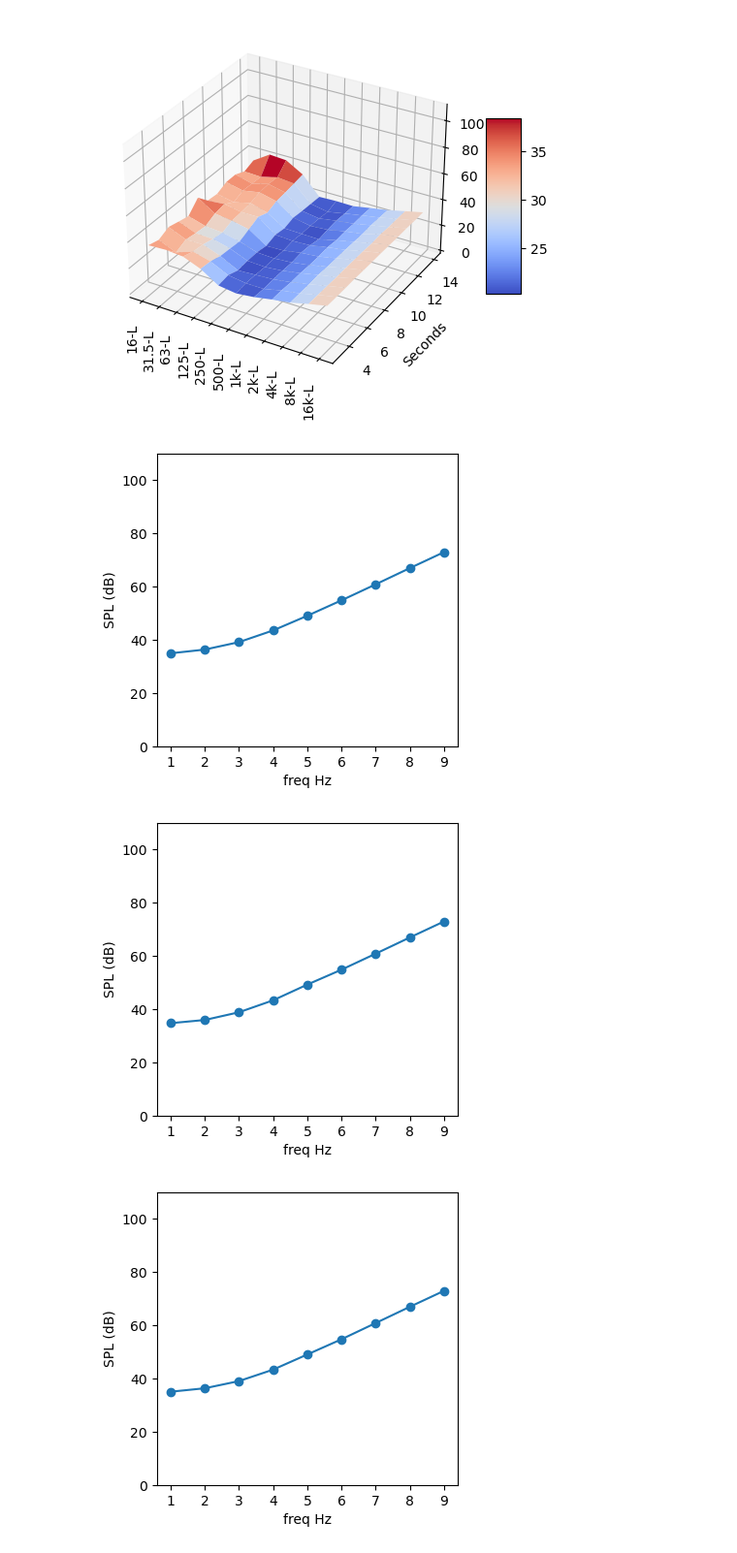
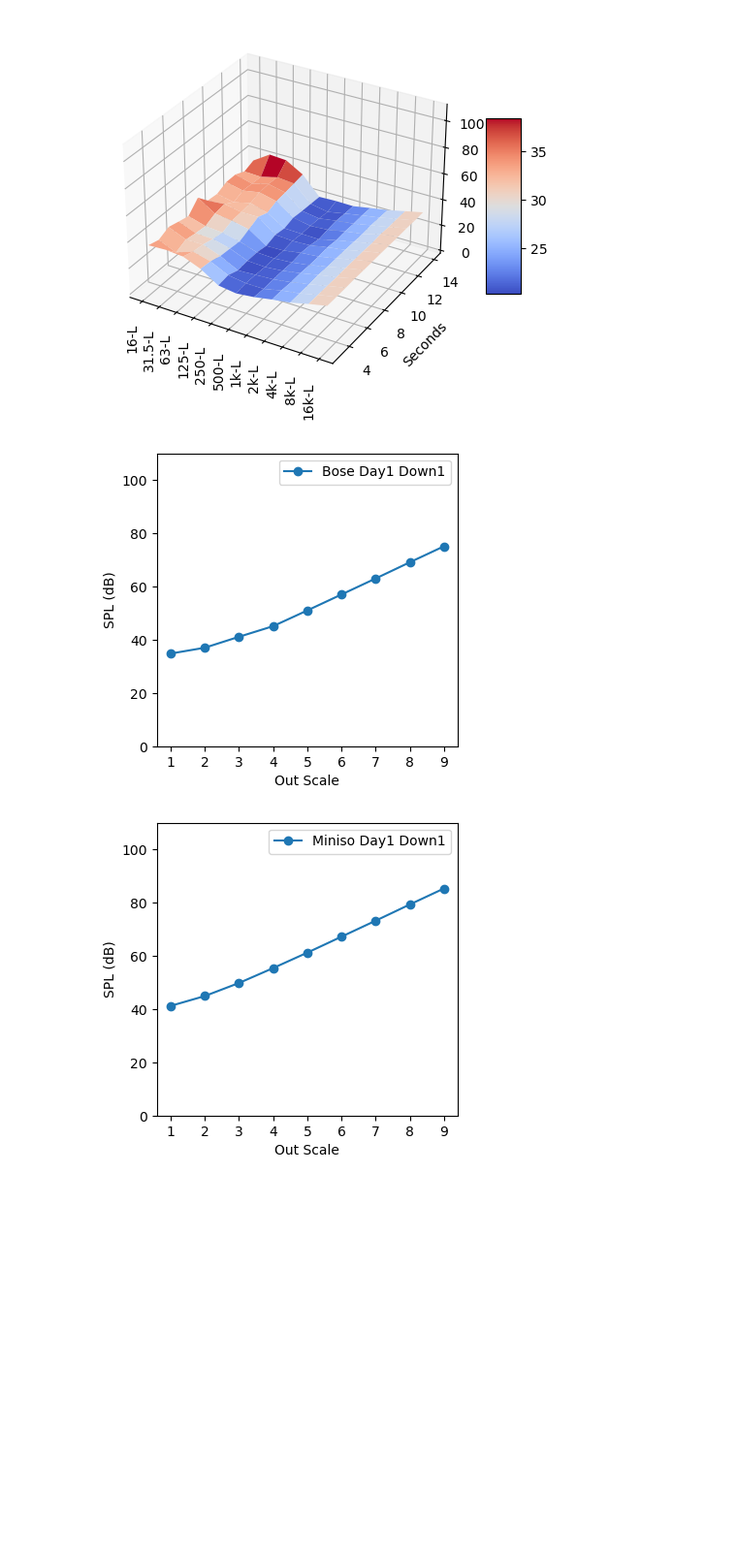
Before and after one commit to VibrasticLab/pikoakustik, a Jupyter notebook: document/hasil_ukur_lanjutan/python/ITBDataProcess.ipynb, the cells around one changed output. Shown: that part at 97% size. Cells and saved outputs as stored; diff of their text form; code cells hidden in the pictures; blank space fills up the shorter version.

```diff
--- a/document/hasil_ukur_lanjutan/python/ITBDataProcess.ipynb
+++ b/document/hasil_ukur_lanjutan/python/ITBDataProcess.ipynb
@@ -34,13 +34,14 @@ def PlotSPL3D(xlabel, ydata, zdata):
 # %% [markdown]
 ### Plot point in dB [SPL]
 # %%
-def PlotSPLPoint(xdata,ydata):
+def PlotSPLPoint(xdata,ydata,judul='grafik'):
     fig = plt.figure(figsize=(4,4), dpi= 100, facecolor='w', edgecolor='k')
-    plt.plot(xdata, ydata, '-o')
+    plt.plot(xdata, ydata, '-o', label=judul)
     plt.xticks(xdata)
-    plt.xlabel('freq Hz')
+    plt.xlabel('Out Scale')
     plt.ylabel('SPL (dB)')
     plt.ylim(0, 110)
+    plt.legend(loc='best')
     plt.show()
 # %% [markdown]
 ### Import data from Data Pool Class
@@ -81,10 +82,8 @@ PlotSPL3D(
 # %% [output]
 [figure]
 # %%
-PlotSPLPoint(datpol.Ukur_OutDown, datpol.Day3_Bose1_Down[0,0,:])
-PlotSPLPoint(datpol.Ukur_OutDown, datpol.Day3_Bose1_Down[1,0,:])
-PlotSPLPoint(datpol.Ukur_OutDown, datpol.Day3_Bose1_Down[2,0,:])
+PlotSPLPoint(datpol.Ukur_OutDown, datpol.Day1_Bose1_Down[0,0,:], 'Bose Day1 Down1')
+PlotSPLPoint(datpol.Ukur_OutDown, datpol.Day1_Miniso1_Down[0,0,:], 'Miniso Day1 Down1')
 # %% [output]
-[figure, old version]
+[figure, new version]
-[figure, old version]
+[figure, new version]
-[figure, removed]
```
Also changed, not shown: parts of 4 cells of this notebook.
